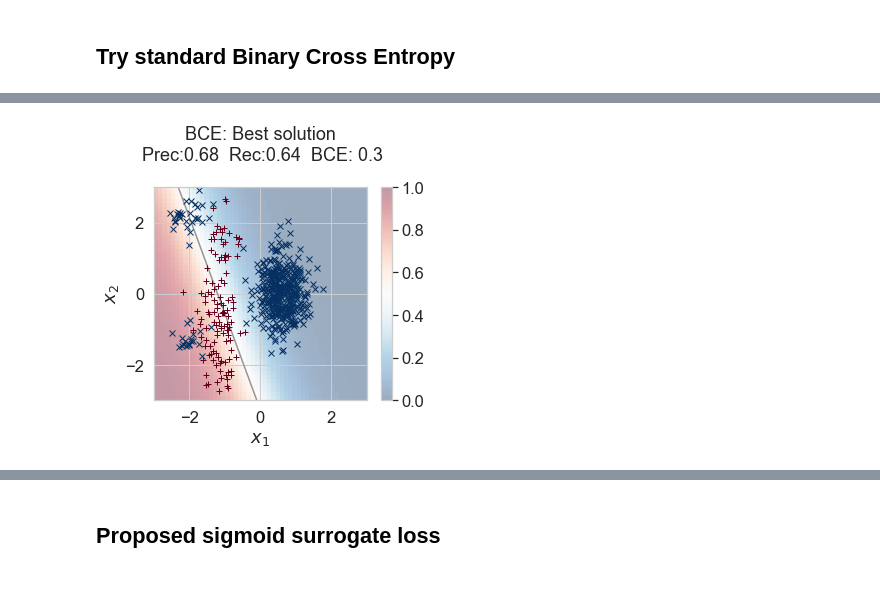
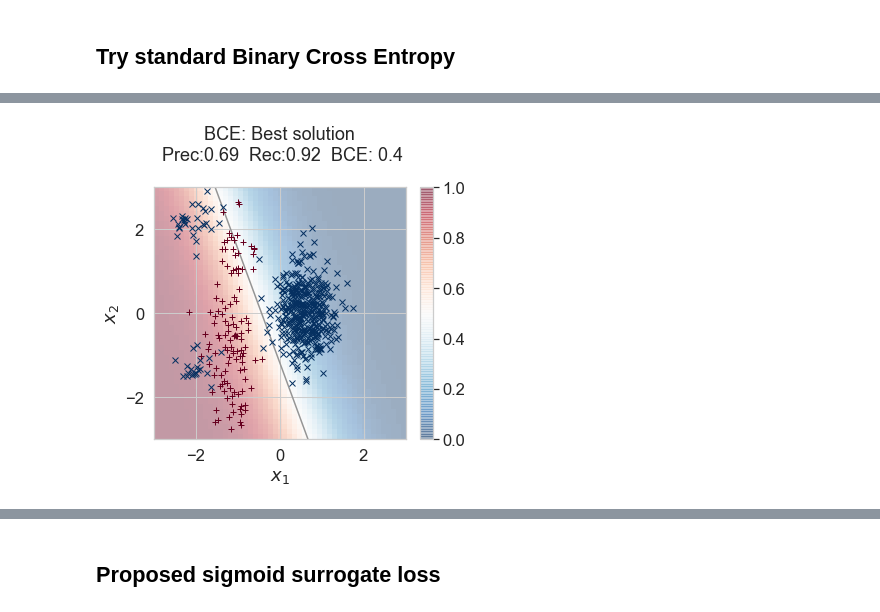
Before and after one commit to tufts-ml/toy_example_precision_recall_multiple_bounds_comparison, a Jupyter notebook: toy_example_comparing_BCE_Hinge_and_Sigmoid.ipynb, the cells around one changed output, grey strips where cells are left out. Drawn from its saved outputs; the diff is of its cells as text; code cells hidden in the pictures; blank space fills up the shorter version.

Commit message:
ENH adding cell in notebook to show that our sigmoid bound prefers the optimal solution obtained via grid search

```diff
--- a/toy_example_comparing_BCE_Hinge_and_Sigmoid.ipynb
+++ b/toy_example_comparing_BCE_Hinge_and_Sigmoid.ipynb
@@ -150,3 +178,26 @@ bce_loss, bce_grad = BCE.make_loss_and_grad_for_dataset(x_ND, y_N)
 # %%
 best_w_D__bce, best_loss__bce, best_issat__bce, answers__bce = solvers.solve_minimimization_multiple_tries_with_lbfgs(
     x_ND, y_N, bce_loss, bce_grad, n_inits=5, alpha=alpha, random_state=random_state, verbose=False)
+# %%
+perf, im, cbar = visuals.pretty_plot_decision_boundary(
+    best_w_D__bce, x_ND, y_N,
+    title_str='BCE: Best solution',
+    x1_ticks=[-2, 0, 2],
+    x2_ticks=[-2, 0, 2],
+    G=51, H=51, figsize=figsize);
+
+plt.tight_layout()
+
+#1-D threshold search
+thr_offset_G = np.linspace(0.1, 10, 1000)
+G = len(thr_offset_G)
+precision_G = np.zeros(G)
+recall_G = np.zeros(G)
+
+for ii, thr_offset in enumerate(thr_offset_G):
+    perfdict = visuals.calc_precision_recall(best_w_D__bce+np.array([0., 0., thr_offset_G[ii]]), x_ND, y_N)
+    precision_G[ii] = perfdict['precision']
+    recall_G[ii] = perfdict['recall']
+
+
+# plt.savefig(os.path.join("images", "BCE_plus_threshold_search_solution.png"))
@@ -153,12 +206,10 @@ best_w_D__bce, best_loss__bce, best_issat__bce, answers__bce = solvers.solve_min
 # %%
+best_prec_ind = np.argmax(precision_G)
 perf, im, cbar = visuals.pretty_plot_decision_boundary(
-    best_w_D__bce, x_ND, y_N,
+    best_w_D__bce + np.array([0., 0., thr_offset_G[best_prec_ind]]), x_ND, y_N,
     title_str='BCE: Best solution',
     x1_ticks=[-2, 0, 2],
     x2_ticks=[-2, 0, 2],
     G=51, H=51, figsize=figsize);
-
-plt.tight_layout()
-plt.savefig(os.path.join("images", "BCE_plus_threshold_search_solution.png"))
 # %% [output]
-[figure, old version]
+[figure, new version]
```
Also changed, not shown: parts of 27 cells of this notebook, 9 other files.
